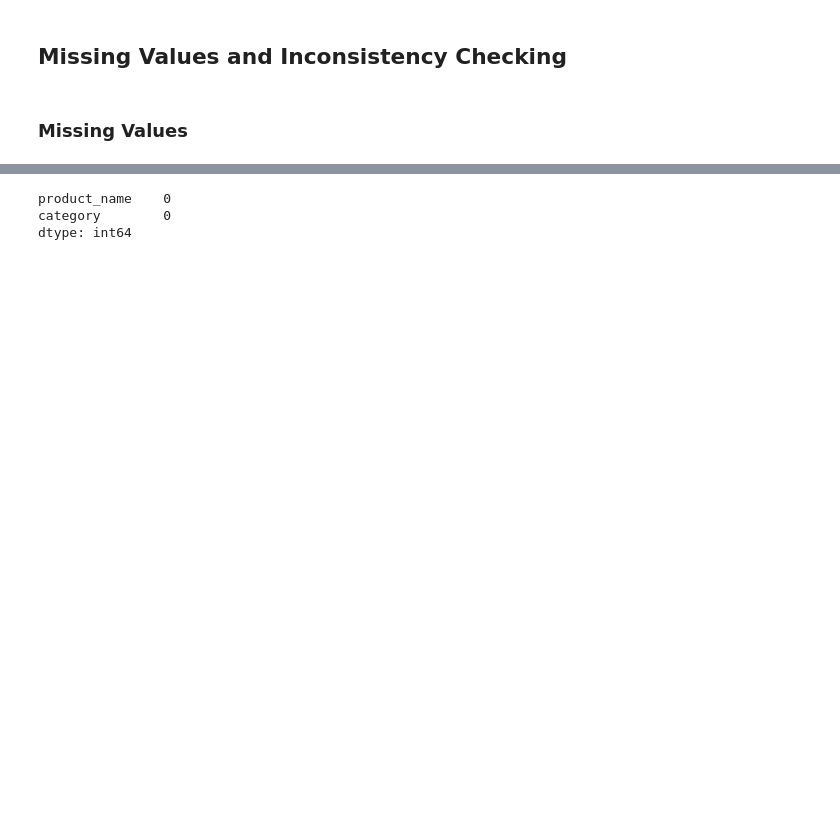
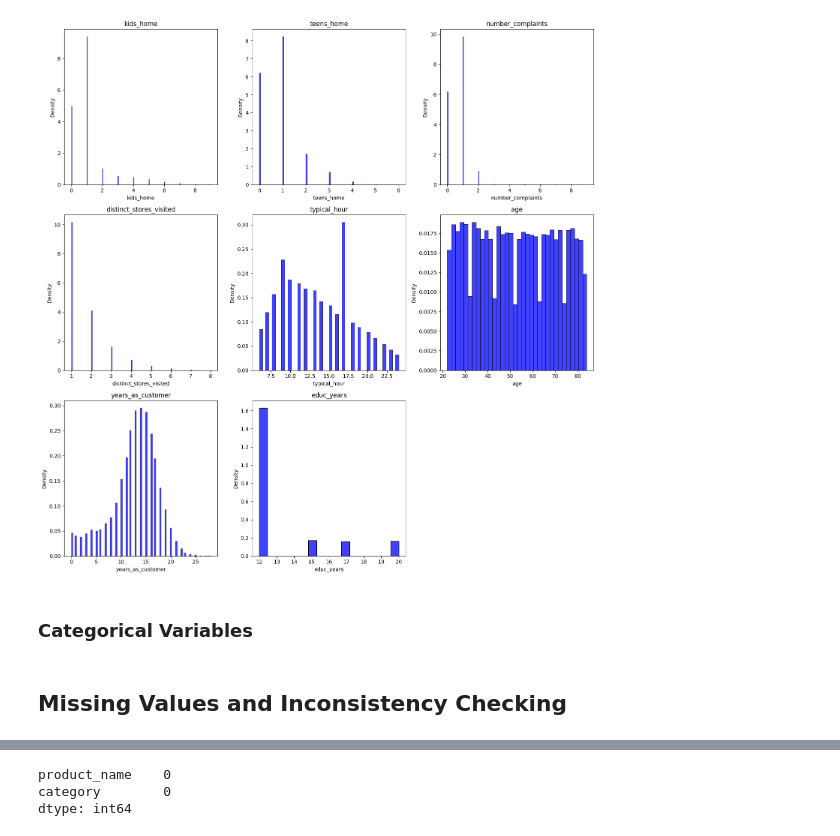
Before and after one commit to master-boda/Client-Segmentation-with-U-MAP-Embedding, a Jupyter notebook: src/preproc/eda.ipynb, the cells around one changed output, grey strips where cells are left out. Saved outputs shown, nothing was run; the diff lists cells and outputs as text; code cells hidden in the pictures; blank space fills up the shorter version.

```diff
--- a/src/preproc/eda.ipynb
+++ b/src/preproc/eda.ipynb
@@ -102,0 +58,6 @@ num_cols = ['kids_home', 'teens_home', 'number_complaints', 'distinct_stores_vis
+# %%
+var_plotter(customer_info_clean, customer_info_disc)
+# %% [output]
+[figure, added]
+# %% [markdown]
+### **Categorical Variables**
@@ -103,7 +66,5 @@ num_cols = ['kids_home', 'teens_home', 'number_complaints', 'distinct_stores_vis
 # %% [markdown]
 ## **Missing Values and Inconsistency Checking**
-# %% [markdown]
-### **Missing Values**
 # %%
 basket.isna().sum()
 # %% [output]
```
Also changed, not shown: parts of 28 cells of this notebook, 7 other files.
